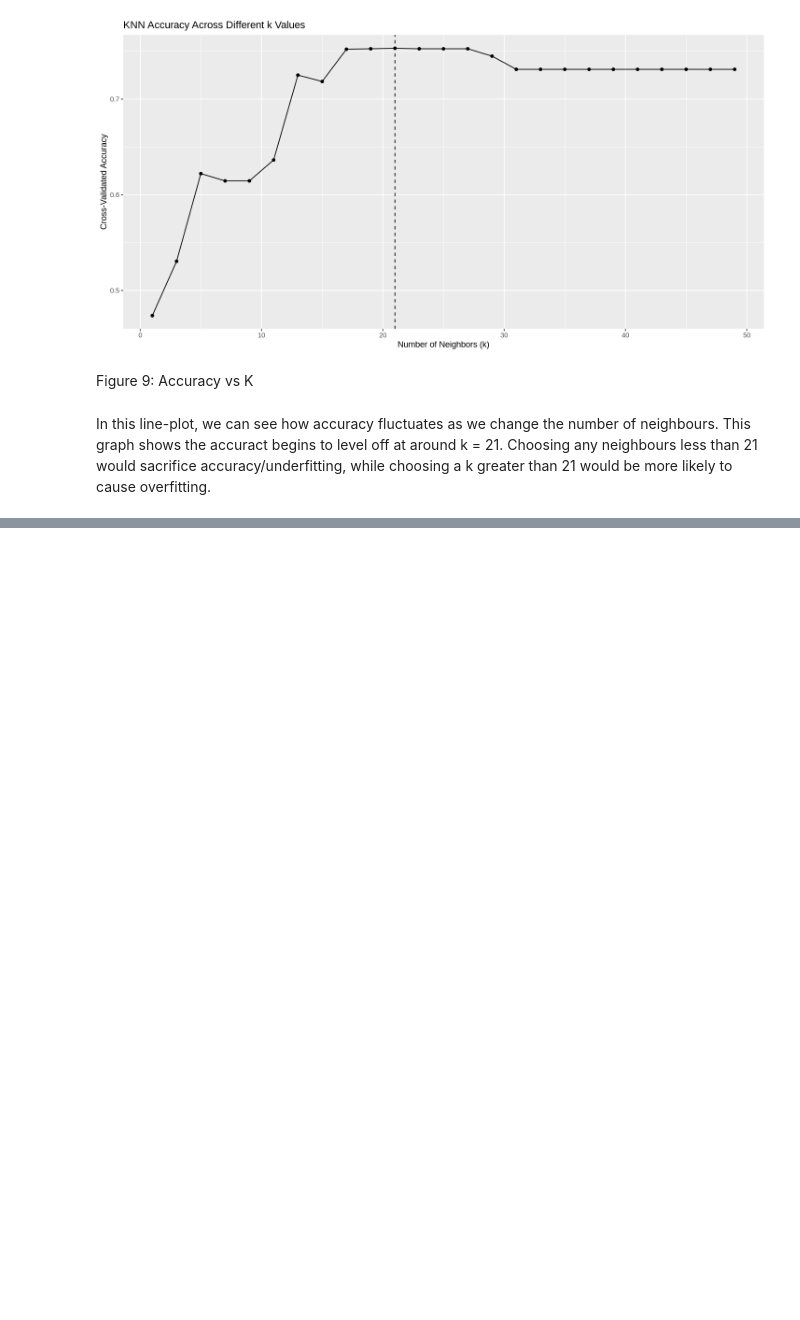
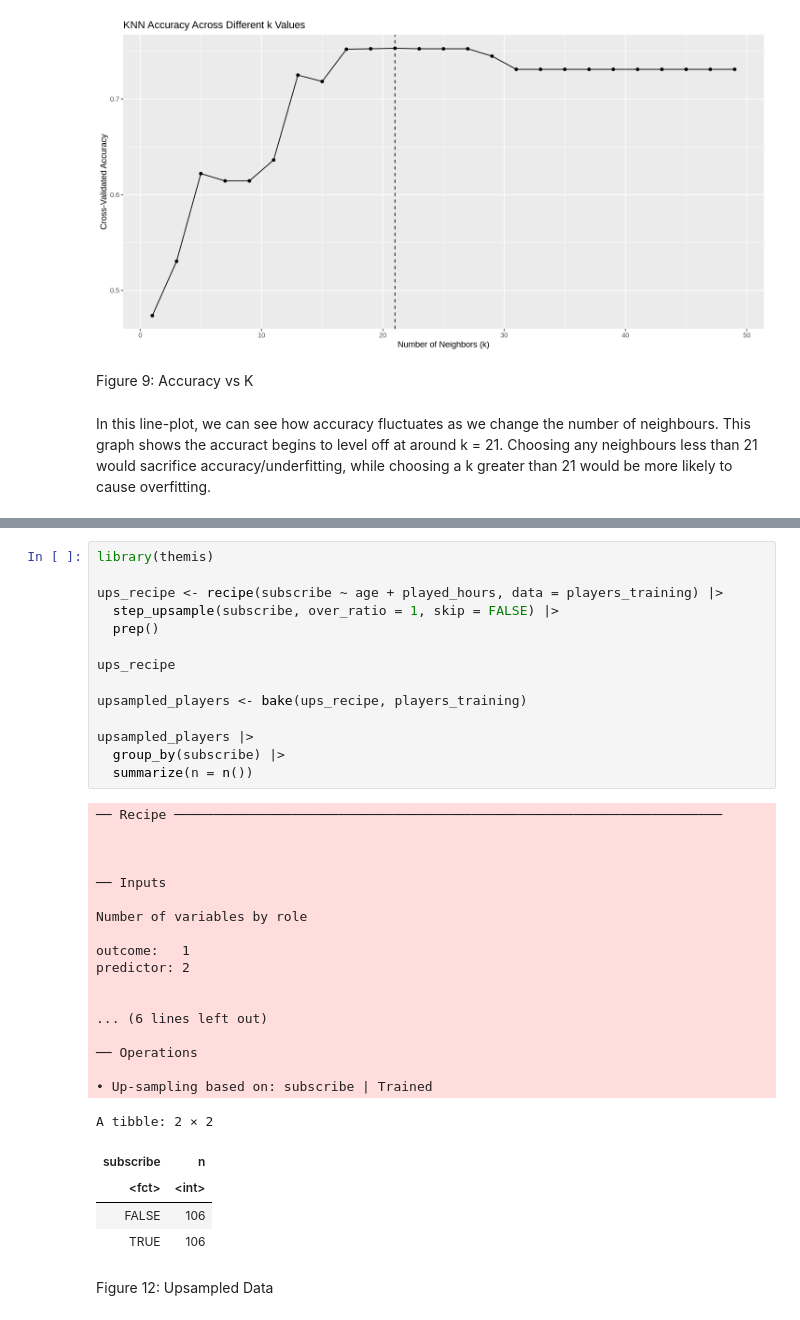
Before and after one commit to sophiaymeng/dsci_100_008_7_minecraft, a Jupyter notebook: Project.ipynb, the cells around one changed output, grey strips where cells are left out. Drawn from its saved outputs; the diff is of its cells as text; blank space fills up the shorter version.

```diff
--- a/Project.ipynb
+++ b/Project.ipynb
@@ -321,0 +420,39 @@ In this line-plot, we can see how accuracy fluctuates as we change the number of
+# %%
+library(themis)
+
+ups_recipe <- recipe(subscribe ~ age + played_hours, data = players_training) |>
+  step_upsample(subscribe, over_ratio = 1, skip = FALSE) |>
+  prep()
+
+ups_recipe
+
+upsampled_players <- bake(ups_recipe, players_training)
+
+upsampled_players |>
+  group_by(subscribe) |>
+  summarize(n = n())
+# %% [output]
+── Recipe ──────────────────────────────────────────────────────────────────────
+
+
+
+── Inputs
+
+Number of variables by role
+
+outcome:   1
+predictor: 2
+
+
+... (6 lines left out)
+
+── Operations
+
+• Up-sampling based on: subscribe | Trained
+A tibble: 2 × 2
+| subscribe | n |
+| <fct> | <int> |
+| FALSE | 106 |
+| TRUE | 106 |
+# %% [markdown]
+Figure 12: Upsampled Data
```
Also changed, not shown: parts of 13 cells of this notebook.
